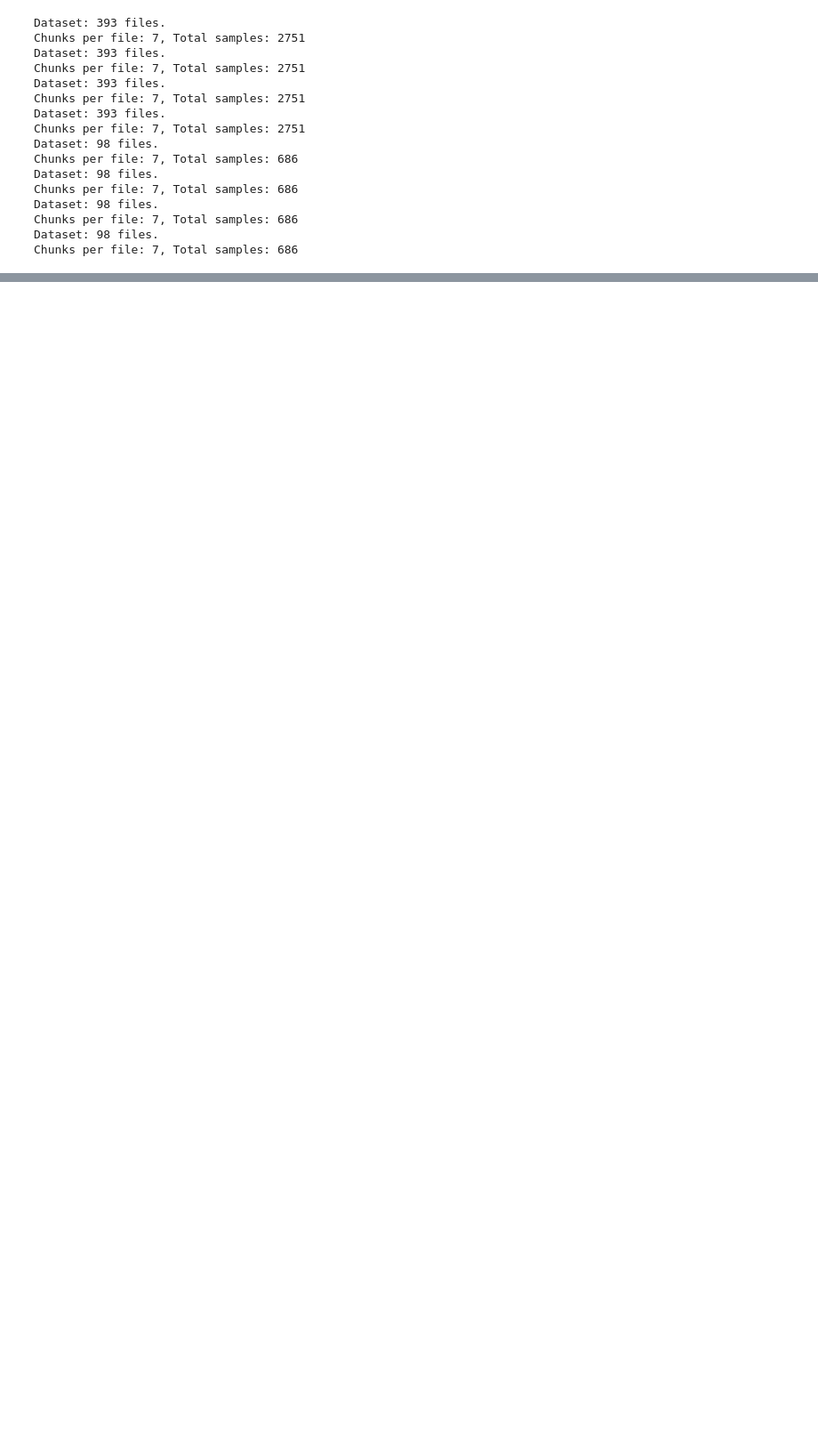
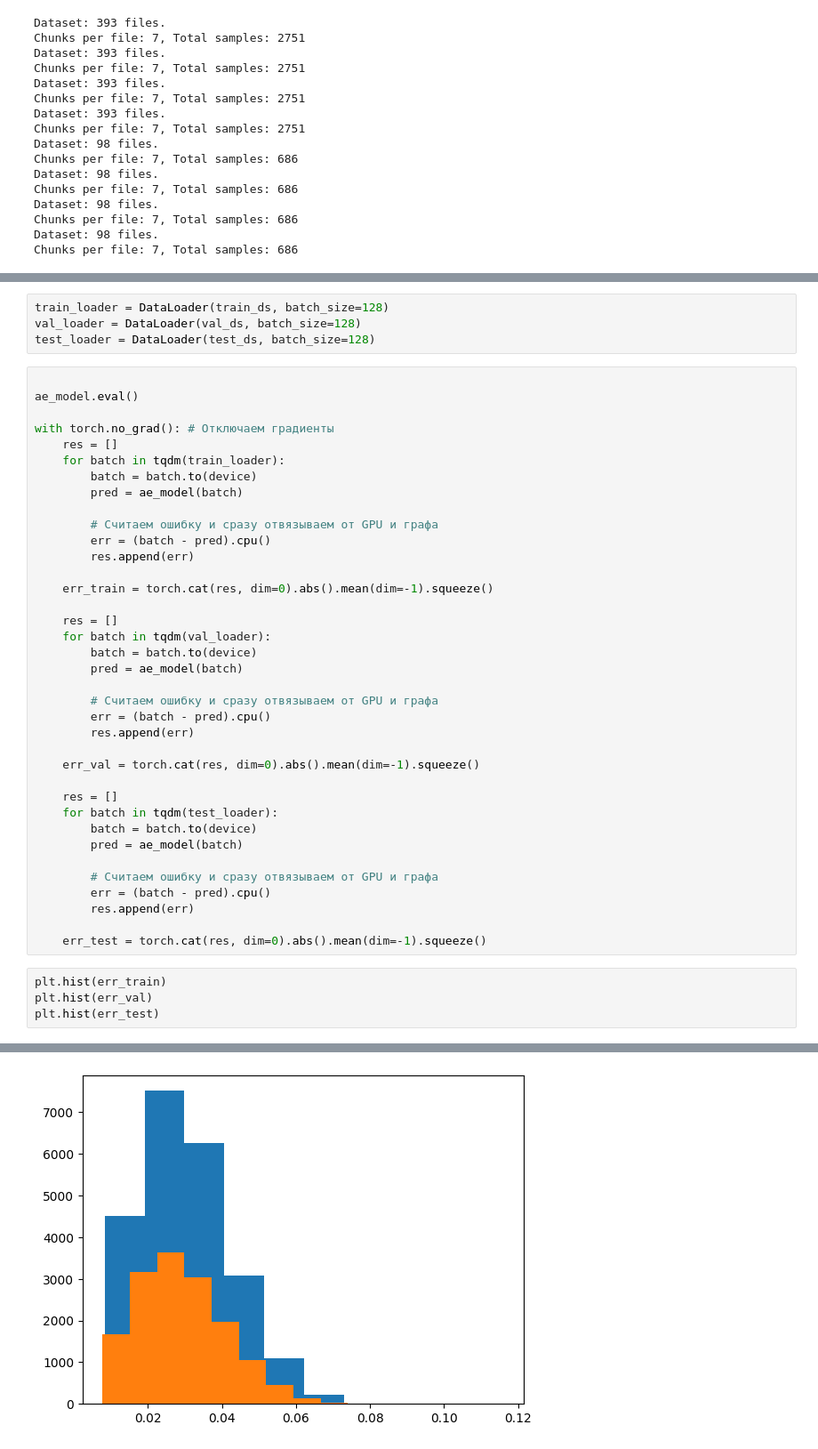
Before and after one commit to mihalko711/MFMLD, a Jupyter notebook: notebooks/ae_exp.ipynb, the cells around one changed output, grey strips where cells are left out. Shown at 89% size. Cells and saved outputs as stored; diff of their text form; blank space fills up the shorter version.

```diff
--- a/notebooks/ae_exp.ipynb
+++ b/notebooks/ae_exp.ipynb
@@ -240,0 +480,46 @@ plt.imshow(ds0[np.random.randint(len(test_ds0))].permute(1, 2, 0))
+# %%
+train_loader = DataLoader(train_ds, batch_size=128)
+val_loader = DataLoader(val_ds, batch_size=128)
+test_loader = DataLoader(test_ds, batch_size=128)
+# %%
+
+ae_model.eval()
+
+with torch.no_grad(): # Отключаем градиенты
+    res = []
+    for batch in tqdm(train_loader):
+        batch = batch.to(device)
+        pred = ae_model(batch)
+
+        # Считаем ошибку и сразу отвязываем от GPU и графа
+        err = (batch - pred).cpu()
+        res.append(err)
+
+    err_train = torch.cat(res, dim=0).abs().mean(dim=-1).squeeze()
+
+    res = []
+    for batch in tqdm(val_loader):
+        batch = batch.to(device)
+        pred = ae_model(batch)
+
+        # Считаем ошибку и сразу отвязываем от GPU и графа
+        err = (batch - pred).cpu()
+        res.append(err)
+
+    err_val = torch.cat(res, dim=0).abs().mean(dim=-1).squeeze()
+
+    res = []
+    for batch in tqdm(test_loader):
+        batch = batch.to(device)
+        pred = ae_model(batch)
+
+        # Считаем ошибку и сразу отвязываем от GPU и графа
+        err = (batch - pred).cpu()
+        res.append(err)
+
+    err_test = torch.cat(res, dim=0).abs().mean(dim=-1).squeeze()
+# %%
+plt.hist(err_train)
+plt.hist(err_val)
+plt.hist(err_test)
+# %% [output]
@@ -240,0 +532 @@ plt.imshow(ds0[np.random.randint(len(test_ds0))].permute(1, 2, 0))
+[figure, added]
```
Also changed, not shown: parts of 36 cells of this notebook, 18 other files.
